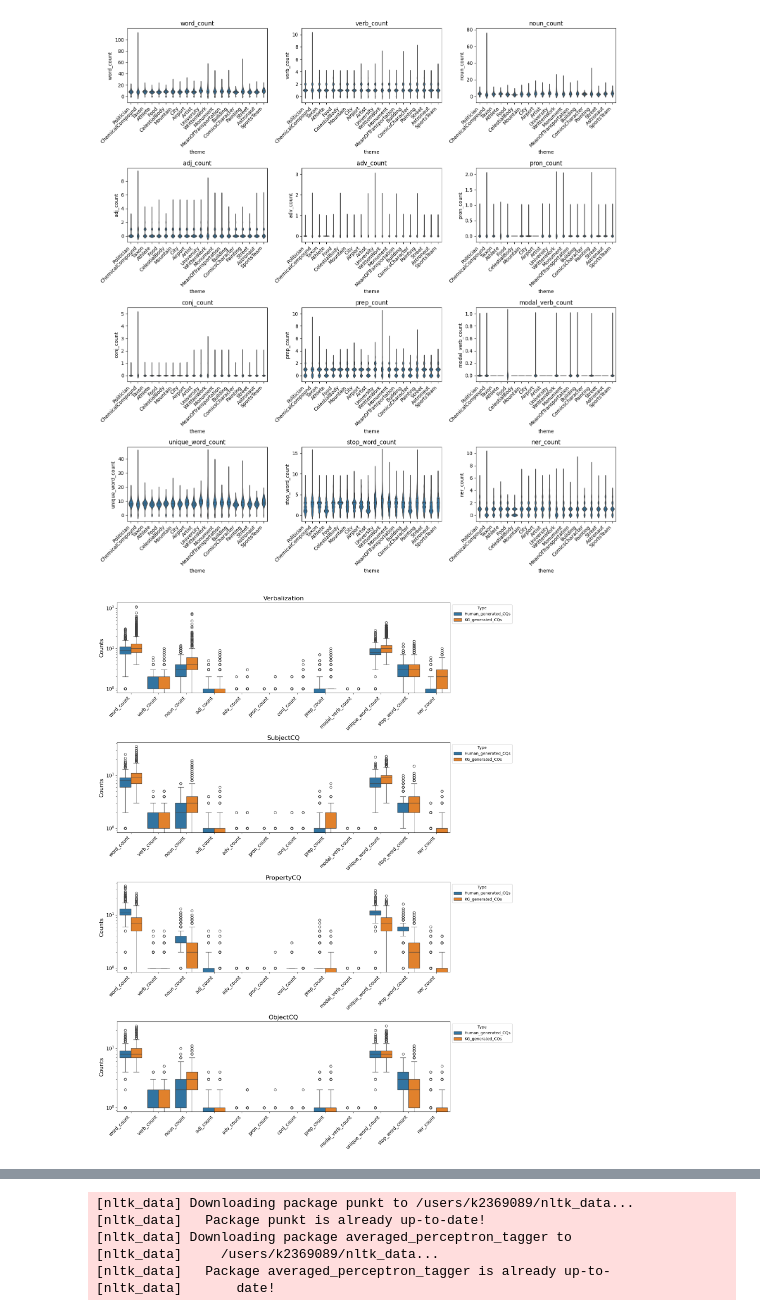
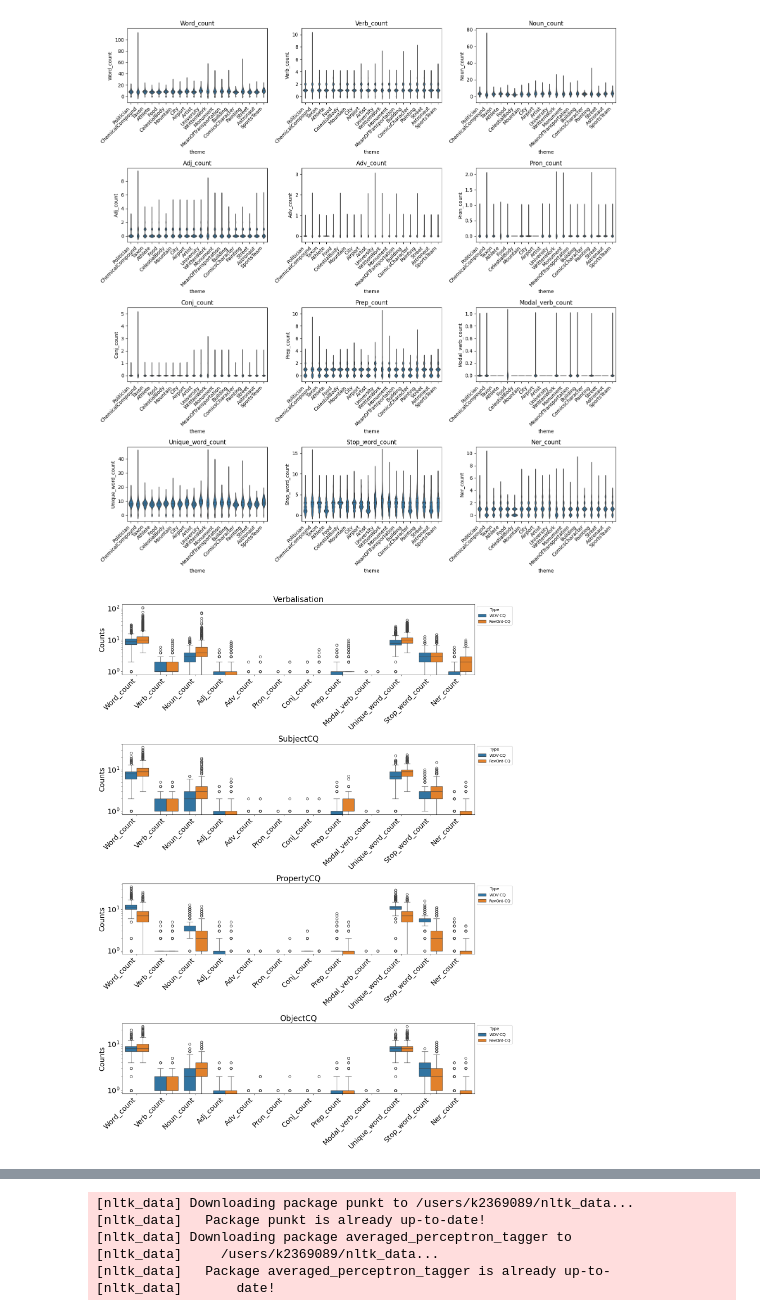
Before and after one commit to King-s-Knowledge-Graph-Lab/revont, a Jupyter notebook: Scripts/statistics.ipynb, the cells around one changed output, grey strips where cells are left out. Cells and saved outputs as stored; diff of their text form; code cells hidden in the pictures.

```diff
--- a/Scripts/statistics.ipynb
+++ b/Scripts/statistics.ipynb
@@ -67,18 +67,18 @@ def count_named_entities(text):
 
 
 dfs['length'] = dfs['item'].apply(count_sentence_length)
-dfs['word_count'] = dfs['item'].apply(count_tokens)
-dfs['verb_count'] = dfs['item'].apply(lambda x: count_pos_tags(x, 'VB'))
-dfs['noun_count'] = dfs['item'].apply(lambda x: count_pos_tags(x, 'NN'))
-dfs['adj_count'] = dfs['item'].apply(lambda x: count_pos_tags(x, 'JJ'))
-dfs['adv_count'] = dfs['item'].apply(lambda x: count_pos_tags(x, 'RB'))
-dfs['pron_count'] = dfs['item'].apply(lambda x: count_pos_tags(x, 'PRP'))
-dfs['conj_count'] = dfs['item'].apply(lambda x: count_pos_tags(x, 'CC'))
-dfs['prep_count'] = dfs['item'].apply(lambda x: count_pos_tags(x, 'IN'))
-dfs['modal_verb_count'] = dfs['item'].apply(lambda x: count_pos_tags(x, 'MD'))
-dfs['unique_word_count'] = dfs['item'].apply(count_unique_words)
-dfs['stop_word_count'] = dfs['item'].apply(count_stop_words)
-dfs['ner_count'] = dfs['item'].apply(count_named_entities)
+dfs['Word_count'] = dfs['item'].apply(count_tokens)
+dfs['Verb_count'] = dfs['item'].apply(lambda x: count_pos_tags(x, 'VB'))
+dfs['Noun_count'] = dfs['item'].apply(lambda x: count_pos_tags(x, 'NN'))
+dfs['Adj_count'] = dfs['item'].apply(lambda x: count_pos_tags(x, 'JJ'))
+dfs['Adv_count'] = dfs['item'].apply(lambda x: count_pos_tags(x, 'RB'))
+dfs['Pron_count'] = dfs['item'].apply(lambda x: count_pos_tags(x, 'PRP'))
+dfs['Conj_count'] = dfs['item'].apply(lambda x: count_pos_tags(x, 'CC'))
+dfs['Prep_count'] = dfs['item'].apply(lambda x: count_pos_tags(x, 'IN'))
+dfs['Modal_verb_count'] = dfs['item'].apply(lambda x: count_pos_tags(x, 'MD'))
+dfs['Unique_word_count'] = dfs['item'].apply(count_unique_words)
+dfs['Stop_word_count'] = dfs['item'].apply(count_stop_words)
+dfs['Ner_count'] = dfs['item'].apply(count_named_entities)
 dfs
 # %% [output]
 [nltk_data] Downloading package punkt to /users/k2369089/nltk_data...
@@ -110,9 +110,9 @@ dfs
 30428 rows × 16 columns
 # %%
 # Columns to plot
-columns_to_plot = ['word_count', 'verb_count', 'noun_count', 'adj_count',
-                   'adv_count', 'pron_count', 'conj_count', 'prep_count',
-                   'modal_verb_count', 'unique_word_count', 'stop_word_count', 'ner_count']
+columns_to_plot = ['Word_count', 'Verb_count', 'Noun_count', 'Adj_count',
+                   'Adv_count', 'Pron_count', 'Conj_count', 'Prep_count',
+                   'Modal_verb_count', 'Unique_word_count', 'Stop_word_count', 'Ner_count']
 
 # Define the number of rows and columns for subplots
 n_cols = 3  # Adjust the number of columns per row as needed
@@ -298,15 +298,15 @@ original_dataframes = [verbalization_df, subject_df, property_df, object_df]
 new_dataframes = [verbalization_df1, subject_df1, property_df1, object_df1]
 
 # Titles for each subplot
-titles = ['Verbalization', 'SubjectCQ', 'PropertyCQ', 'ObjectCQ']
+titles = ['Verbalisation', 'SubjectCQ', 'PropertyCQ', 'ObjectCQ']
 
 # Set up the matplotlib figure (adjust figsize as needed)
 fig, axes = plt.subplots(nrows=4, ncols=1, figsize=(15, 20))  # Adjust for a larger overall figure size
 
 # Font size configuration
-title_fontsize = 16  # Adjust title font size as needed
-label_fontsize = 14  # Adjust label font size as needed
-ticks_fontsize = 12  # Adjust ticks font size as needed
+title_fontsize = 20  # Adjust title font size as needed
+label_fontsize = 18  # Adjust label font size as needed
+ticks_fontsize = 18  # Adjust ticks font size as needed
 
 # Iterate over each subplot, original dataframe, new dataframe, and title
 for ax, original_df, new_df, title in zip(axes.flatten(), original_dataframes, new_dataframes, titles):
@@ -319,34 +319,34 @@ for ax, original_df, new_df, title in zip(axes.flatten(), original_dataframes, n
     melted_new_df = new_df.melt(value_vars=feature_cols)
 
     # Combine the melted dataframes, add a new 'Type' column to distinguish between them
-    melted_original_df['Type'] = 'Human_generated_CQs'
-    melted_new_df['Type'] = 'KG_generated_CQs'
+    melted_original_df['Type'] = 'WDV-CQ'
+    melted_new_df['Type'] = 'RevOnt-CQ'
     combined_melted_df = pd.concat([melted_original_df, melted_new_df])
 
     # Using boxplot to represent both original and new data side by side
     sns.boxplot(x='variable', y='value', hue='Type', data=combined_melted_df, ax=ax)
     ax.set_yscale('log')
 
     # Set titles and labels with increased font size
     ax.set_title(title, fontsize=title_fontsize)
     #ax.set_xlabel('Features', fontsize=label_fontsize)
     ax.xaxis.label.set_visible(False)
     ax.set_ylabel('Counts', fontsize=label_fontsize)
 
     # Set tick parameters with increased font size
     ax.tick_params(axis='x', labelsize=ticks_fontsize)
     ax.tick_params(axis='y', labelsize=ticks_fontsize)
 
     # Rotate the x-axis labels to prevent overlap
     ax.set_xticklabels(ax.get_xticklabels(), rotation=45, ha='right', fontsize=ticks_fontsize)
 
     # Move the legend to a better position
     ax.legend(title='Type', bbox_to_anchor=(1, 1), loc='upper left')
 
 # Adjust layout to prevent overlap
 plt.tight_layout()
 
 # Show the plot
 plt.show()
 # %% [output]
-[figure, old version]
+[figure, new version]
```
Also changed, not shown: parts of 10 cells of this notebook, 1 other file.
